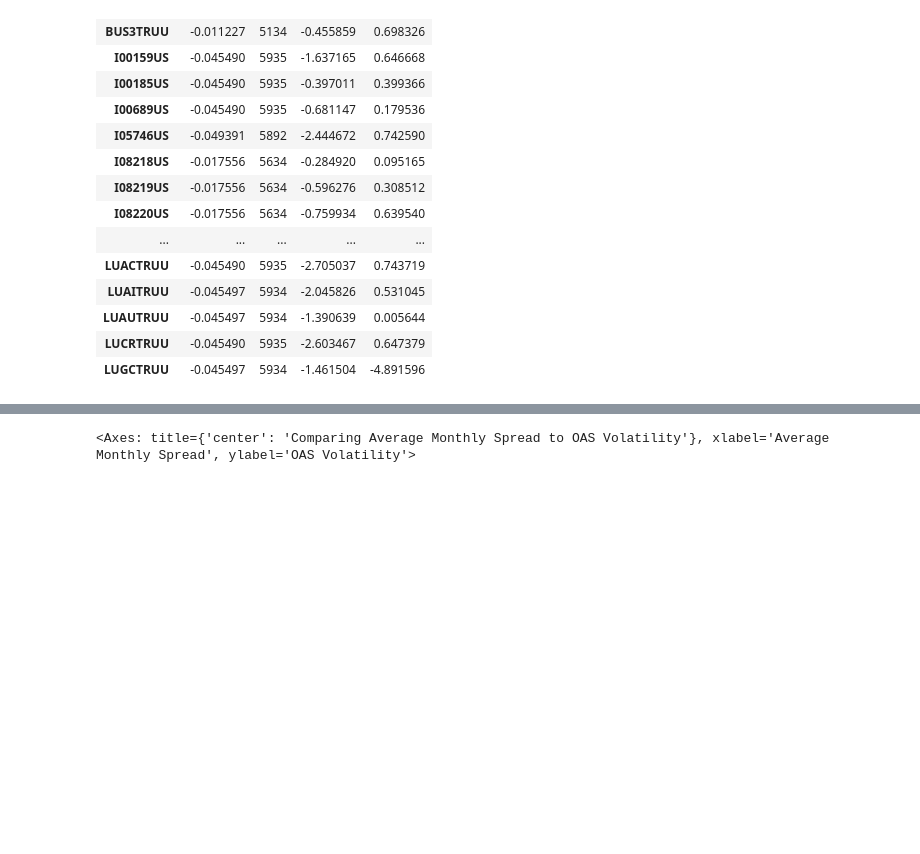
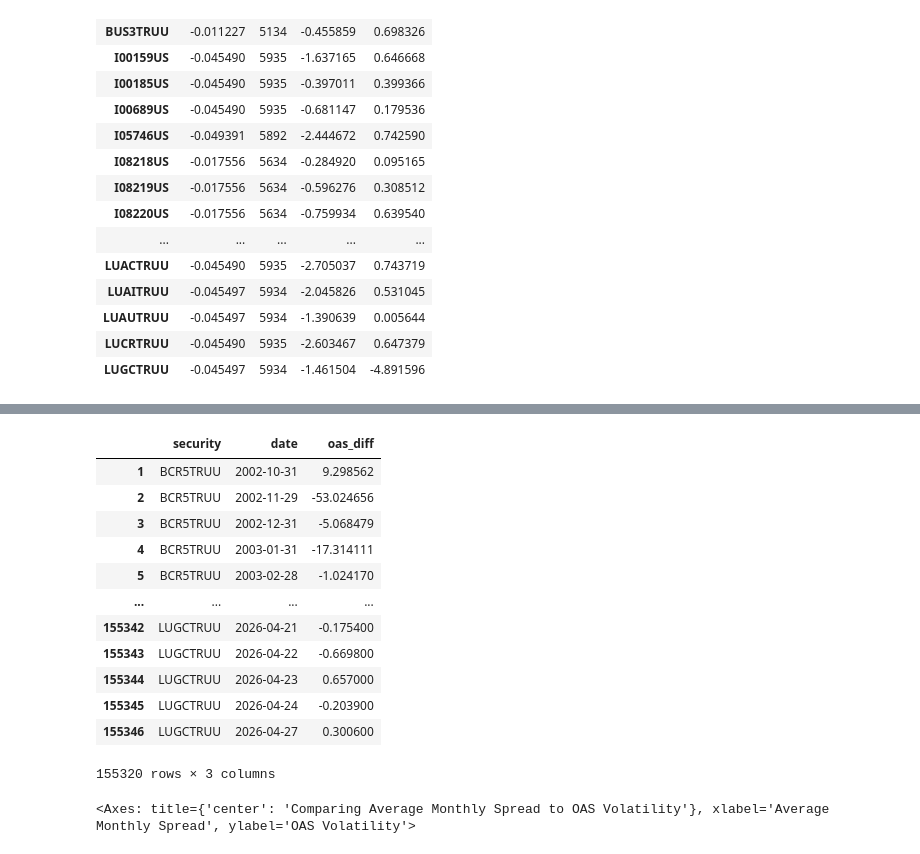
Before and after one commit to diegodalvarez/CreditSpread, a Jupyter notebook: notebooks/1DurationTimeSpread.ipynb, the cells around one changed output, grey strips where cells are left out. Drawn from its saved outputs; the diff is of its cells as text; code cells hidden in the pictures; blank space fills up the shorter version.

```diff
--- a/notebooks/1DurationTimeSpread.ipynb
+++ b/notebooks/1DurationTimeSpread.ipynb
@@ -264,3 +272,19 @@ df_model1_stats = (df_model1
+# %%
+(df_oas_diff)
+# %% [output]
+|  | security | date | oas_diff |
+| 1 | BCR5TRUU | 2002-10-31 | 9.298562 |
+| 2 | BCR5TRUU | 2002-11-29 | -53.024656 |
+| 3 | BCR5TRUU | 2002-12-31 | -5.068479 |
+| 4 | BCR5TRUU | 2003-01-31 | -17.314111 |
+| 5 | BCR5TRUU | 2003-02-28 | -1.024170 |
+| ... | ... | ... | ... |
+| 155342 | LUGCTRUU | 2026-04-21 | -0.175400 |
+| 155343 | LUGCTRUU | 2026-04-22 | -0.669800 |
+| 155344 | LUGCTRUU | 2026-04-23 | 0.657000 |
+| 155345 | LUGCTRUU | 2026-04-24 | -0.203900 |
+| 155346 | LUGCTRUU | 2026-04-27 | 0.300600 |
+155320 rows × 3 columns
 # %%
 df_monthly = (df_oas
     .groupby("security")
```
Also changed, not shown: parts of 1 cell of this notebook.
